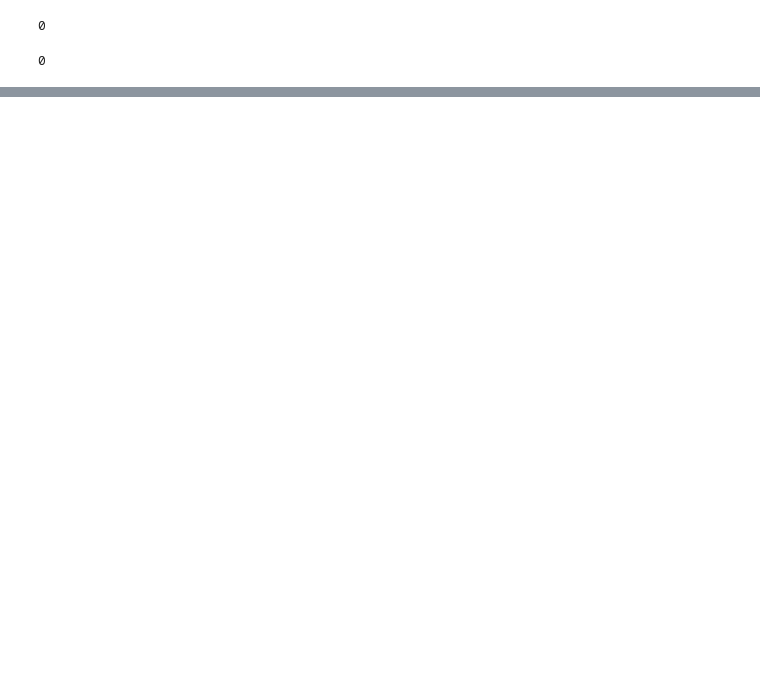
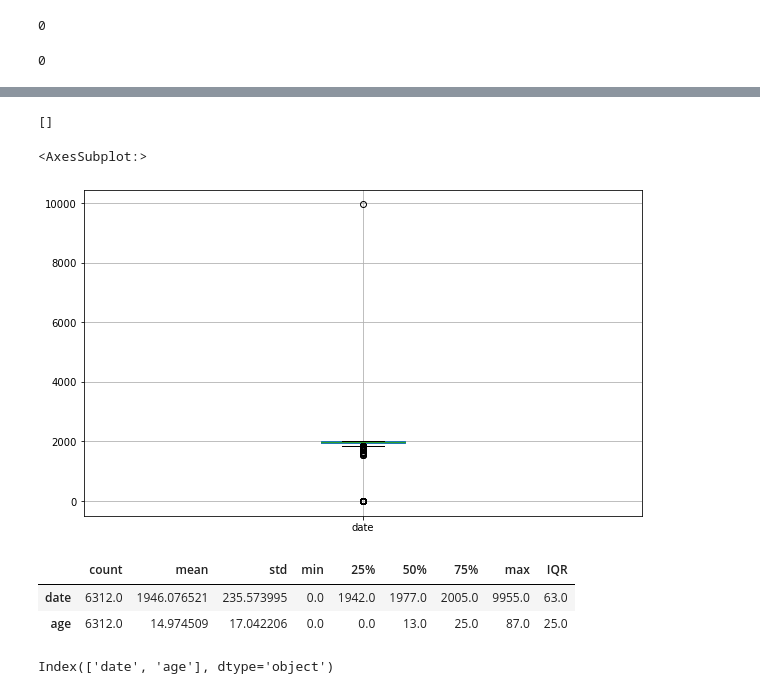
Before and after one commit to SergioSuarezgh/BabyShark_Sergio, a Jupyter notebook: revision.ipynb, the cells around one changed output, grey strips where cells are left out. Saved outputs shown, nothing was run; the diff lists cells and outputs as text; code cells hidden in the pictures; blank space fills up the shorter version.

```diff
--- a/revision.ipynb
+++ b/revision.ipynb
@@ -451,7 +512,7 @@ sharkv3.sex.isna().sum()
 # %%
 #Al ser poco los valores erroneos los modificamos directamente
 
-sharkv3[sharkv3.sex=='M ']='M'
-sharkv3[sharkv3.sex=='N']='M'
-sharkv3[sharkv3.sex=='.']='unkwnow'
-sharkv3[sharkv3.sex=='lli']='unkwnow'
+sharkv3.sex[sharkv3.sex=='M ']='M'
+sharkv3.sex[sharkv3.sex=='N']='M'
+sharkv3.sex[sharkv3.sex=='.']='unkwnow'
+sharkv3.sex[sharkv3.sex=='lli']='unkwnow'
@@ -516,6 +595,15 @@ array(['N', 'Y', nan, 'M', 'UNKNOWN', '2017', 'unkwnow', ' N', 'N ', 'y'],
 # %%
 #Al tener que modificar en pocos casos los hacemos directamente
 
-sharkv4[sharkv4['fatal(y/n)']=='UNKNOWN']='UNKWNOW'
-sharkv4[sharkv4['fatal(y/n)']=='M']='N'
-sharkv4[sharkv4['fatal(y/n)']=='2017']='UNKWNOW'
+sharkv4['fatal(y/n)'][sharkv4['fatal(y/n)']=='UNKNOWN']='UNKWNOW'
+sharkv4['fatal(y/n)'][sharkv4['fatal(y/n)']=='M']='N'
+sharkv4['fatal(y/n)'][sharkv4['fatal(y/n)']=='2017']='UNKWNOW'
+
+
+sharkv4['fatal(y/n)']=sharkv4['fatal(y/n)'].str.upper()
+
+
+
+sharkv4['fatal(y/n)']=sharkv4['fatal(y/n)'].str.strip()
+
+sharkv4['fatal(y/n)'].value_counts()
@@ -537,7 +630,7 @@ def time(x):
     hora=re.findall('\d+[a-z]\d+',x)
 
     if x=='unkwnow':
-        return x
+        return '00:00'
     elif re.findall('\d+[a-z]\d+',x):
         return "".join(hora[0])
     elif 'morning' in x:
@@ -726,0 +846,45 @@ sharkv5.originalorder.fillna(value='unkwnow', inplace=True)
+# %%
+#Buscamos constantes no numéricas
+DataCleaning.get_constantes_nonum(sharkv5) #como resultado da 0
+#Buscamos constantes numéricas
+DataCleaning.get_constantes_num(sharkv5) #como resultado da 0
+#Buscamos columnas con baja varianza
+DataCleaning.get_bajavarianza(sharkv5) #como resultado da 0
+# %% [output]
+[]
+# %%
+#Vamos a sacar los outliers por la columna de data, por lo tanto por año para ello vamos a convertir
+#la columna en un dato numérico
+
+sharkv5.date.nunique()  #243
+
+sharkv6=sharkv5.copy()
+
+sharkv6.date.unique()
+
+sharkv6.date=pd.to_numeric(sharkv6.date)
+# %%
+#Sacamos el boxplot para ver gráficamente la distribución de datos. El que habíamos dejado como 0
+# al no tener nada sabemos que se iba a ir en los mismos
+
+plt.figure(figsize=(10, 6))
+
+sharkv6.boxplot(column=['date'])
+# %% [output]
+<AxesSubplot:>
+[figure, added]
+# %%
+##Generamoos la columna IQR
+stats=sharkv6.describe().T
+
+stats['IQR']=stats['75%']-stats['25%']
+
+stats
+# %% [output]
+|  | count | mean | std | min | 25% | 50% | 75% | max | IQR |
+| date | 6312.0 | 1946.076521 | 235.573995 | 0.0 | 1942.0 | 1977.0 | 2005.0 | 9955.0 | 63.0 |
+| age | 6312.0 | 14.974509 | 17.042206 | 0.0 | 0.0 | 13.0 | 25.0 | 87.0 | 25.0 |
+# %%
+stats.index
+# %% [output]
+Index(['date', 'age'], dtype='object')
```
Also changed, not shown: parts of 31 cells of this notebook, 5 other files.
